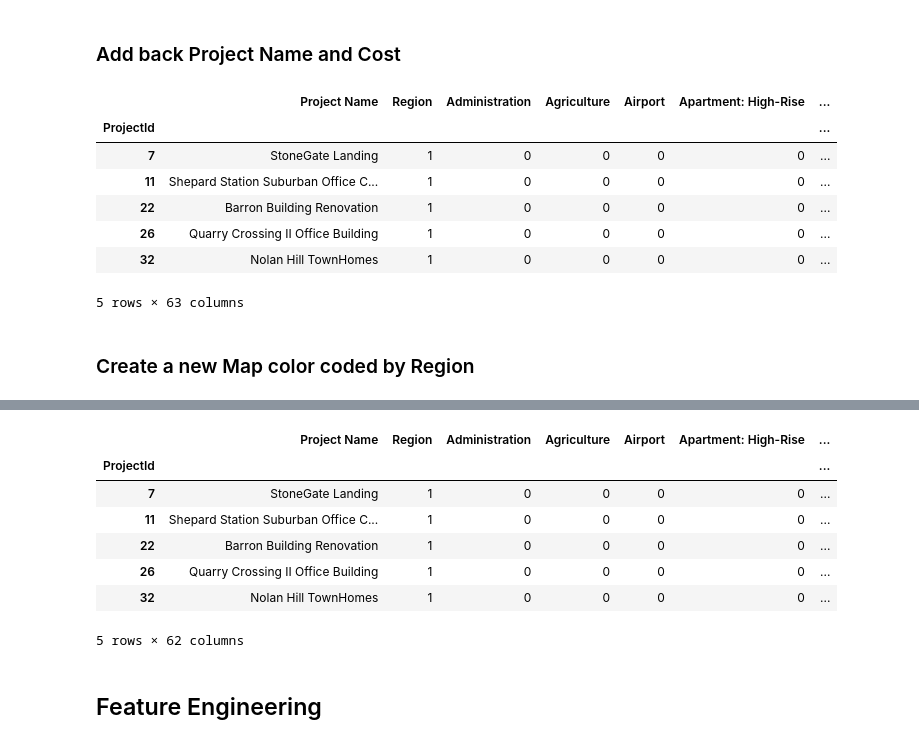
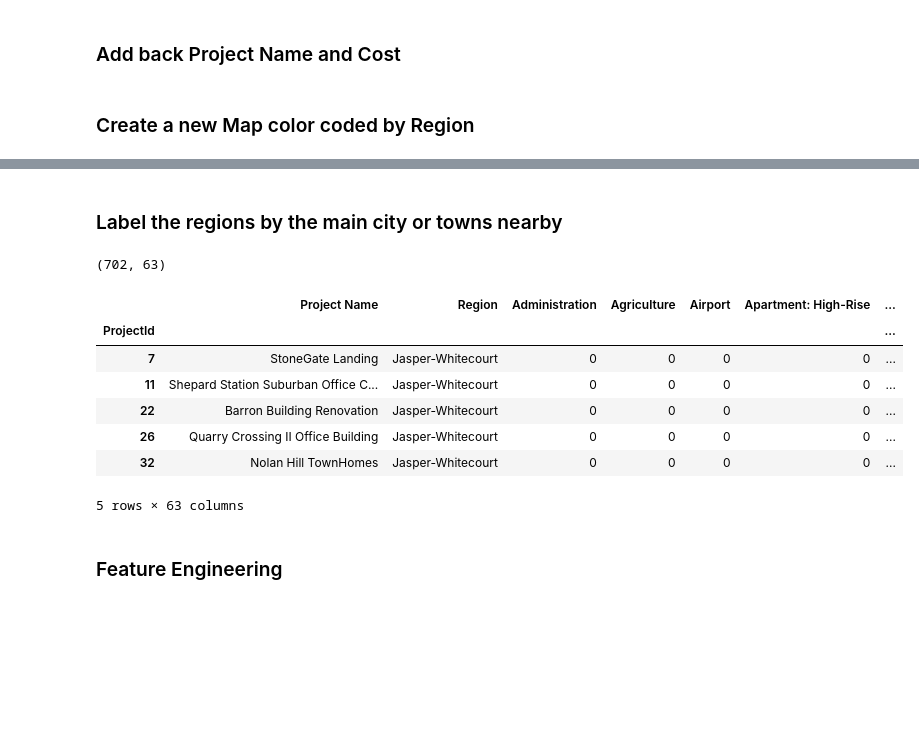
Before and after one commit to javier-jaime/Major-Projects-20-Questions, a Jupyter notebook: Major-Projects-20-Questions.ipynb, the cells around one changed output, grey strips where cells are left out. Drawn from its saved outputs; the diff is of its cells as text; code cells hidden in the pictures; blank space fills up the shorter version.

```diff
--- a/Major-Projects-20-Questions.ipynb
+++ b/Major-Projects-20-Questions.ipynb
@@ -479,19 +463,10 @@ onehotregion.head()
 # %%
 onehotregion['Estimated Cost (millions)'] = data['Estimated Cost (millions)']
 onehotregion['Project Name'] = data['Project Name']
+
 # move Project Name column to the first column
 fixed_columns = [onehotregion.columns[-1]] + list(onehotregion.columns[:-1])
 onehotregion = onehotregion[fixed_columns]
-onehotregion.head()
-# %% [output]
-|  | Project Name | Region | Administration | Agriculture | Airport | Apartment: High-Rise | ... |
-| ProjectId |  |  |  |  |  |  | ... |
-| 7 | StoneGate Landing | 1 | 0 | 0 | 0 | 0 | ... |
-| 11 | Shepard Station Suburban Office C... | 1 | 0 | 0 | 0 | 0 | ... |
-| 22 | Barron Building Renovation | 1 | 0 | 0 | 0 | 0 | ... |
-| 26 | Quarry Crossing II Office Building | 1 | 0 | 0 | 0 | 0 | ... |
-| 32 | Nolan Hill TownHomes | 1 | 0 | 0 | 0 | 0 | ... |
-5 rows × 63 columns
 # %% [markdown]
 ### Create a new Map color coded by Region
 # %%
@@ -520,16 +495,23 @@ for lat, lon, name, region in zip(onehotregion['Start Latitude'], onehotregion['
 map_region
 # %% [output]
 [interactive output not drawn]
-# %%
-onehotregion.head()
-# %% [output]
-|  | Project Name | Region | Administration | Agriculture | Airport | Apartment: High-Rise | ... |
-| ProjectId |  |  |  |  |  |  | ... |
-| 7 | StoneGate Landing | 1 | 0 | 0 | 0 | 0 | ... |
-| 11 | Shepard Station Suburban Office C... | 1 | 0 | 0 | 0 | 0 | ... |
-| 22 | Barron Building Renovation | 1 | 0 | 0 | 0 | 0 | ... |
-| 26 | Quarry Crossing II Office Building | 1 | 0 | 0 | 0 | 0 | ... |
-| 32 | Nolan Hill TownHomes | 1 | 0 | 0 | 0 | 0 | ... |
-5 rows × 62 columns
+# %% [markdown]
+### Label the regions by the main city or towns nearby
+# %%
+
+onehotregion['Region'] = onehotregion['Region'].replace({0: 'Edmonton', 1: 'Calgary', 2: 'Lloydminster-Bonnyville', 3:'Grande Prairie', 4:'Medicine Hat',
+                                         5:'Fort McMurray', 6:'Peace River-High Level', 7:'Lethbridge', 8:'Jasper-Whitecourt', 9:'Red Deer'})
+print(onehotregion.shape)
+onehotregion.head()
+# %% [output]
+(702, 63)
+|  | Project Name | Region | Administration | Agriculture | Airport | Apartment: High-Rise | ... |
+| ProjectId |  |  |  |  |  |  | ... |
+| 7 | StoneGate Landing | Jasper-Whitecourt | 0 | 0 | 0 | 0 | ... |
+| 11 | Shepard Station Suburban Office C... | Jasper-Whitecourt | 0 | 0 | 0 | 0 | ... |
+| 22 | Barron Building Renovation | Jasper-Whitecourt | 0 | 0 | 0 | 0 | ... |
+| 26 | Quarry Crossing II Office Building | Jasper-Whitecourt | 0 | 0 | 0 | 0 | ... |
+| 32 | Nolan Hill TownHomes | Jasper-Whitecourt | 0 | 0 | 0 | 0 | ... |
+5 rows × 63 columns
 # %% [markdown]
-## Feature Engineering
+### Feature Engineering
```
Also changed, not shown: parts of 28 cells of this notebook, 3 other files.
